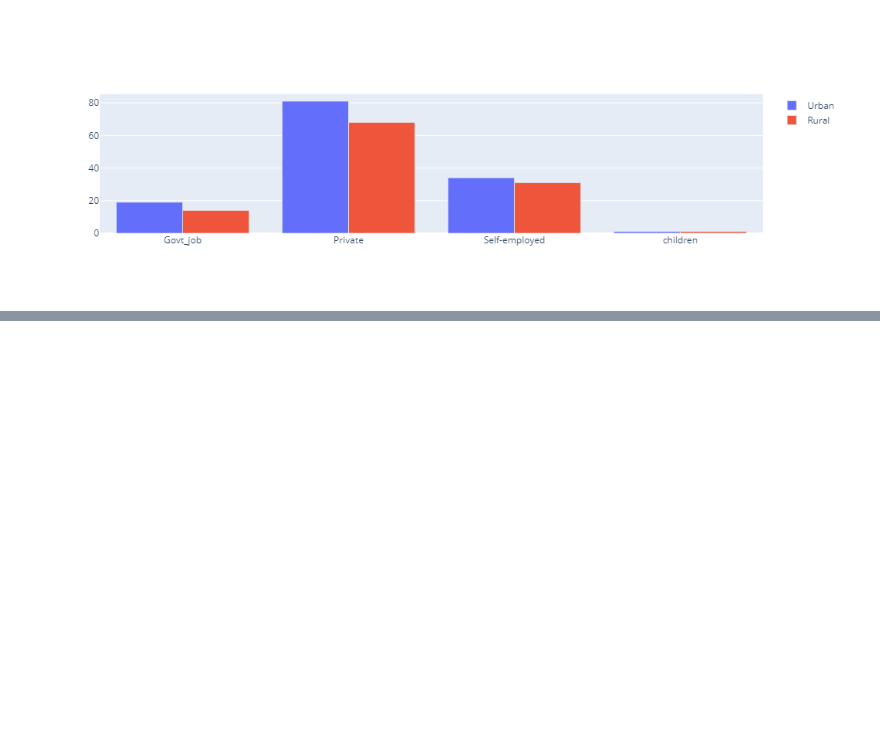
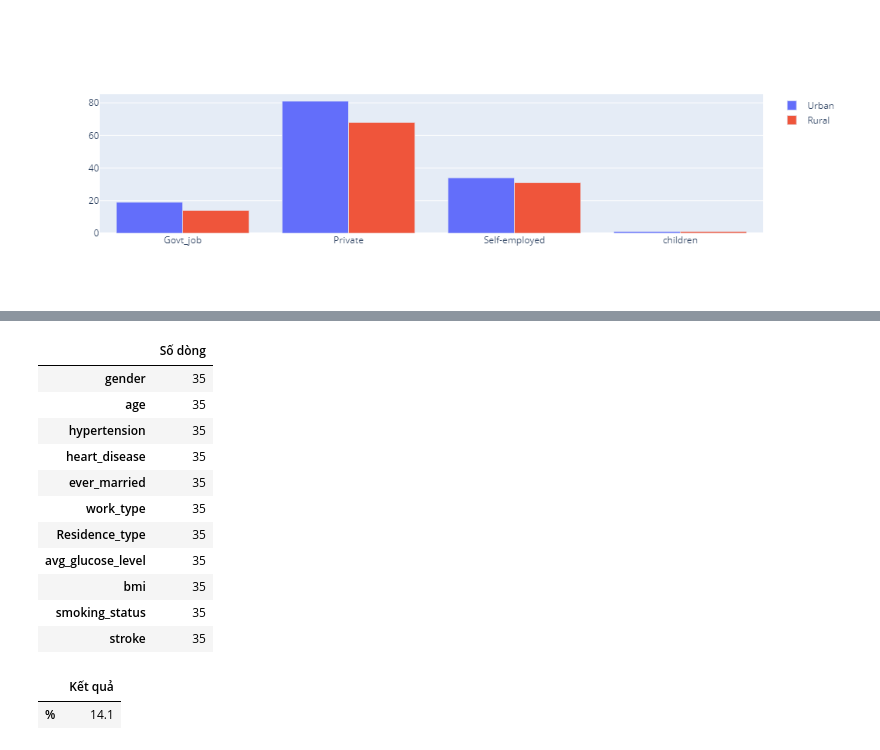
Before and after one commit to luthevy/LTKHDL_Final, a Jupyter notebook: vỹ.ipynb, the cells around one changed output, grey strips where cells are left out. Drawn from its saved outputs; the diff is of its cells as text; code cells hidden in the pictures; blank space fills up the shorter version.

```diff
--- a/vỹ.ipynb
+++ b/vỹ.ipynb
@@ -397,0 +423,27 @@ plot.show()
+# %%
+healthy_but_stroke = stroke_active.loc[(stroke_active['avg_glucose_level'] < 140.0) &
+                                       (stroke_active['bmi'] < 30.0) &
+                                       (stroke_active['smoking_status'] == 'never smoked')]
+num_healthy_but_stroke = healthy_but_stroke.count(axis='rows')
+pd.DataFrame(num_healthy_but_stroke, columns = ['Số dòng'])
+# %% [output]
+|  | Số dòng |
+| gender | 35 |
+| age | 35 |
+| hypertension | 35 |
+| heart_disease | 35 |
+| ever_married | 35 |
+| work_type | 35 |
+| Residence_type | 35 |
+| avg_glucose_level | 35 |
+| bmi | 35 |
+| smoking_status | 35 |
+| stroke | 35 |
+# %%
+percent_healthy_but_stroke = (num_healthy_but_stroke[0] / num_stroke_active[0]) * 100
+display(pd.DataFrame(data = [np.round(percent_healthy_but_stroke,1)],
+                   index=['%'],
+                   columns=['Kết quả']))
+# %% [output]
+|  | Kết quả |
+| % | 14.1 |
```
Also changed, not shown: parts of 4 cells of this notebook.
